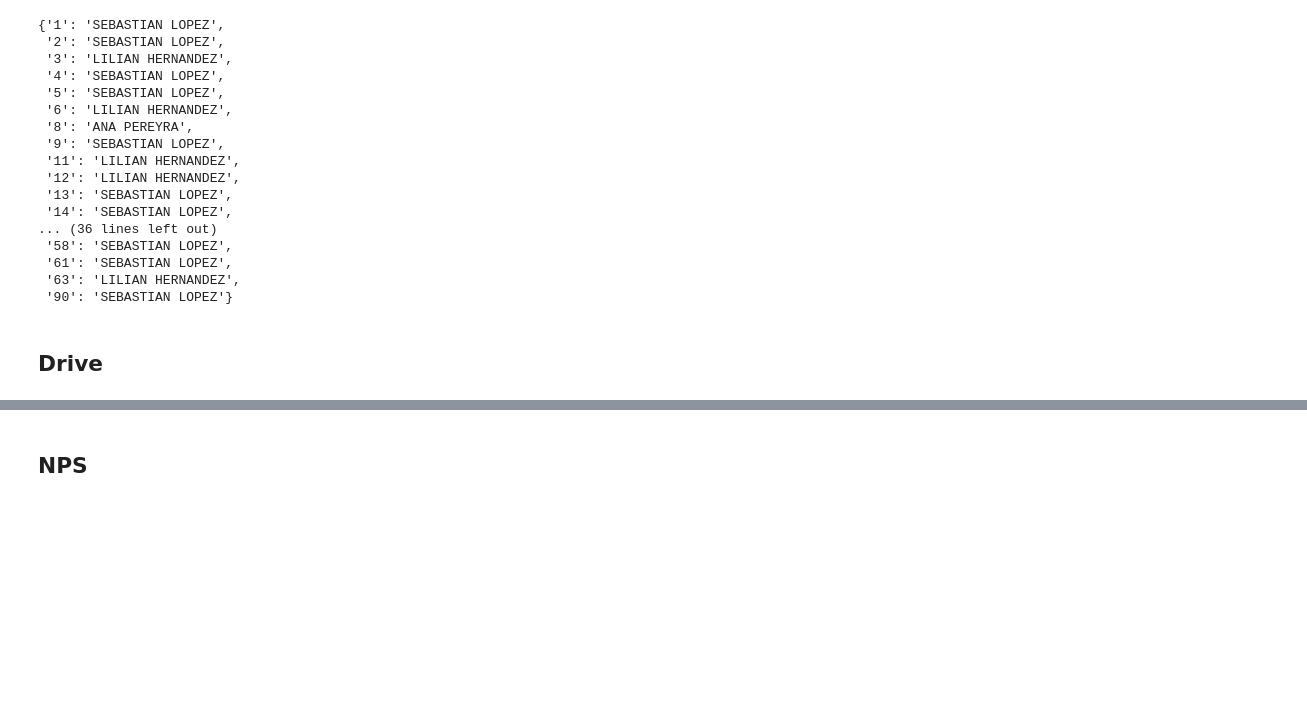
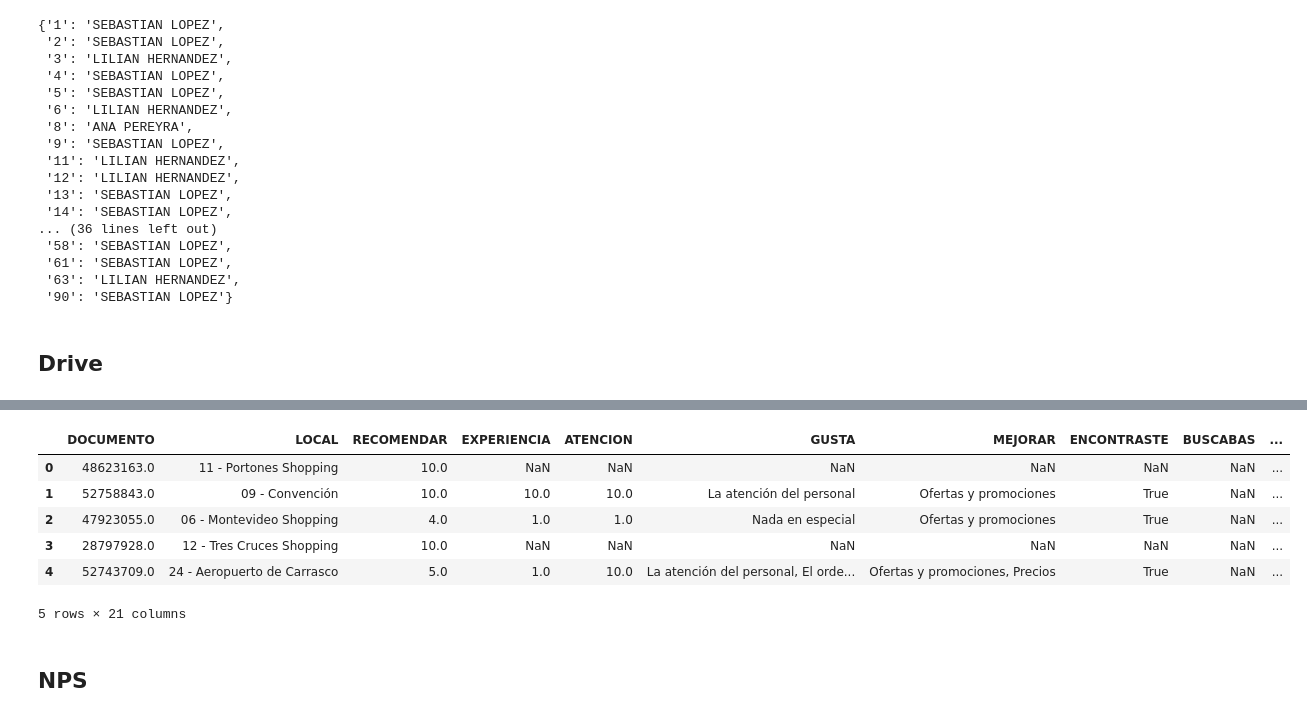
Before and after one commit to marceloocampo-gdn/nps_sr_data, a Jupyter notebook: nps_sr_clientes_dossier.ipynb, the cells around one changed output, grey strips where cells are left out. Saved outputs shown, nothing was run; the diff lists cells and outputs as text; code cells hidden in the pictures; blank space fills up the shorter version.

```diff
--- a/nps_sr_clientes_dossier.ipynb
+++ b/nps_sr_clientes_dossier.ipynb
@@ -319,3 +317,13 @@ KeyError: "['Querrías darnos 1 minuto mas y contarnos un poco de tu experiencia
+# %%
+fis.head()
+# %% [output]
+|  | DOCUMENTO | LOCAL | RECOMENDAR | EXPERIENCIA | ATENCION | GUSTA | MEJORAR | ENCONTRASTE | BUSCABAS | ... |
+| 0 | 48623163.0 | 11 - Portones Shopping | 10.0 | NaN | NaN | NaN | NaN | NaN | NaN | ... |
+| 1 | 52758843.0 | 09 - Convención | 10.0 | 10.0 | 10.0 | La atención del personal | Ofertas y promociones | True | NaN | ... |
+| 2 | 47923055.0 | 06 - Montevideo Shopping | 4.0 | 1.0 | 1.0 | Nada en especial | Ofertas y promociones | True | NaN | ... |
+| 3 | 28797928.0 | 12 - Tres Cruces Shopping | 10.0 | NaN | NaN | NaN | NaN | NaN | NaN | ... |
+| 4 | 52743709.0 | 24 - Aeropuerto de Carrasco | 5.0 | 1.0 | 10.0 | La atención del personal, El orde... | Ofertas y promociones, Precios | True | NaN | ... |
+5 rows × 21 columns
 # %% [markdown]
 ## NPS
 # %%
```
Also changed, not shown: parts of 15 cells of this notebook, 1 other file.
